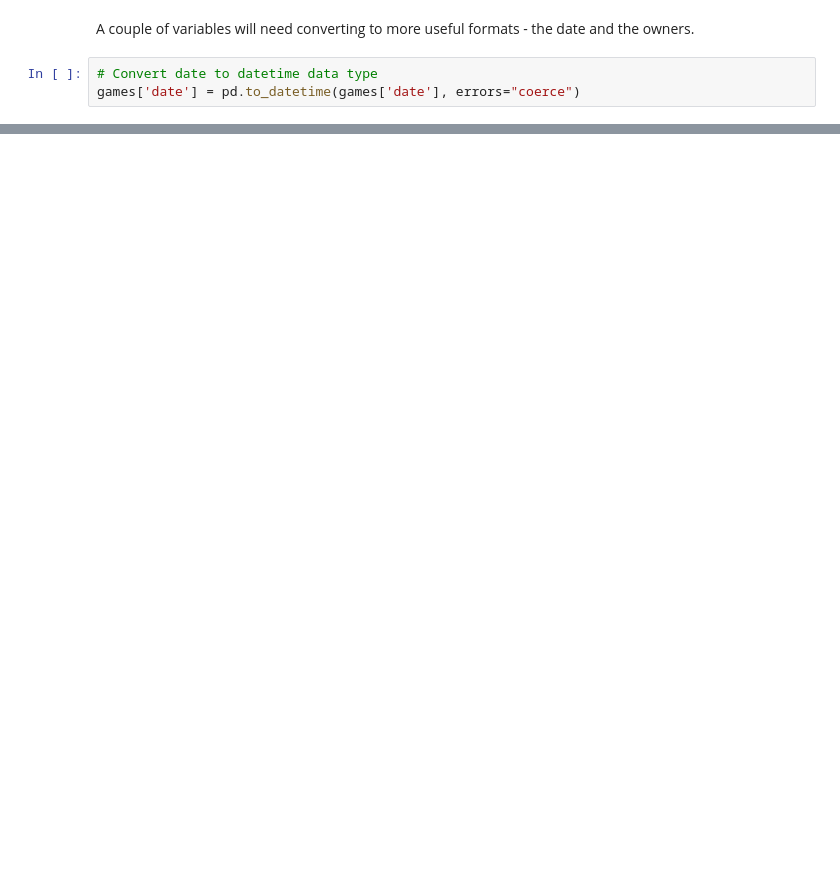
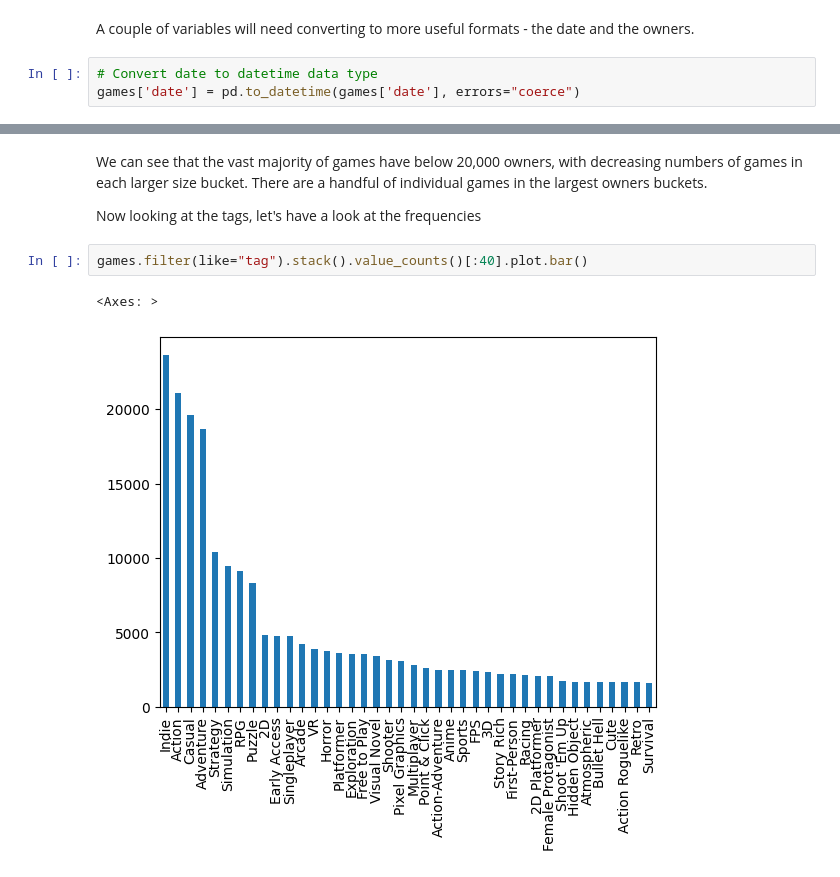
Before and after one commit to adamcellanjones/SteamAnalysis, a Jupyter notebook: notebooks/01_data_exploration.ipynb, the cells around one changed output, grey strips where cells are left out. Saved outputs shown, nothing was run; the diff lists cells and outputs as text; blank space fills up the shorter version.

```diff
--- a/notebooks/01_data_exploration.ipynb
+++ b/notebooks/01_data_exploration.ipynb
@@ -118,0 +89,9 @@ Name: count, dtype: int64
+# %% [markdown]
+We can see that the vast majority of games have below 20,000 owners, with decreasing numbers of games in each larger size bucket. There are a handful of individual games in the largest owners buckets.
+
+Now looking at the tags, let's have a look at the frequencies
+# %%
+games.filter(like="tag").stack().value_counts()[:40].plot.bar()
+# %% [output]
+<Axes: >
+[figure, added]
```
Also changed, not shown: parts of 8 cells of this notebook, 2 other files.
